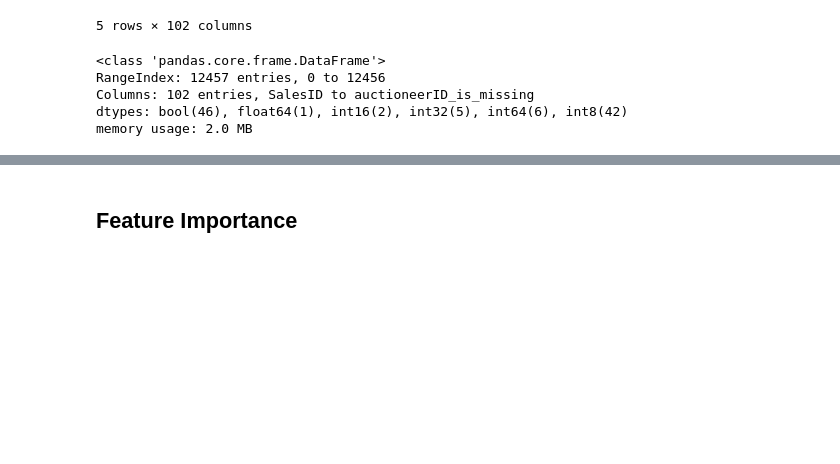
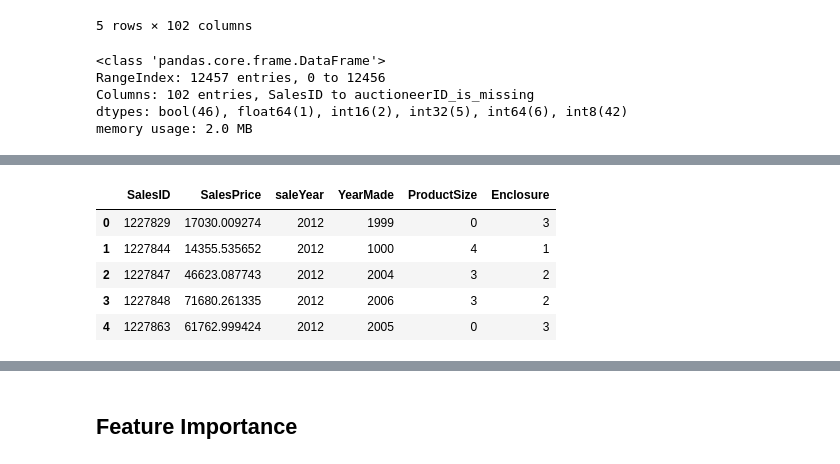
Before and after one commit to OCR-tech/project-DataScience, a Jupyter notebook: 1_Predicting_Sale_Price_of_Bulldozers/notebook.ipynb, the cells around one changed output, grey strips where cells are left out. Saved outputs shown, nothing was run; the diff lists cells and outputs as text; code cells hidden in the pictures; blank space fills up the shorter version.

```diff
--- a/1_Predicting_Sale_Price_of_Bulldozers/notebook.ipynb
+++ b/1_Predicting_Sale_Price_of_Bulldozers/notebook.ipynb
@@ -2221,0 +2290,13 @@ NameError: name 'test_preds' is not defined
+# %%
+df_preds["saleYear"] = df_test["saleYear"]
+df_preds["YearMade"] = df_test["YearMade"]
+df_preds["ProductSize"] = df_test["ProductSize"]
+df_preds["Enclosure"] = df_test["Enclosure"]
+df_preds.head()
+# %% [output]
+|  | SalesID | SalesPrice | saleYear | YearMade | ProductSize | Enclosure |
+| 0 | 1227829 | 17030.009274 | 2012 | 1999 | 0 | 3 |
+| 1 | 1227844 | 14355.535652 | 2012 | 1000 | 4 | 1 |
+| 2 | 1227847 | 46623.087743 | 2012 | 2004 | 3 | 2 |
+| 3 | 1227848 | 71680.261335 | 2012 | 2006 | 3 | 2 |
+| 4 | 1227863 | 61762.999424 | 2012 | 2005 | 0 | 3 |
```
Also changed, not shown: parts of 61 cells of this notebook.
